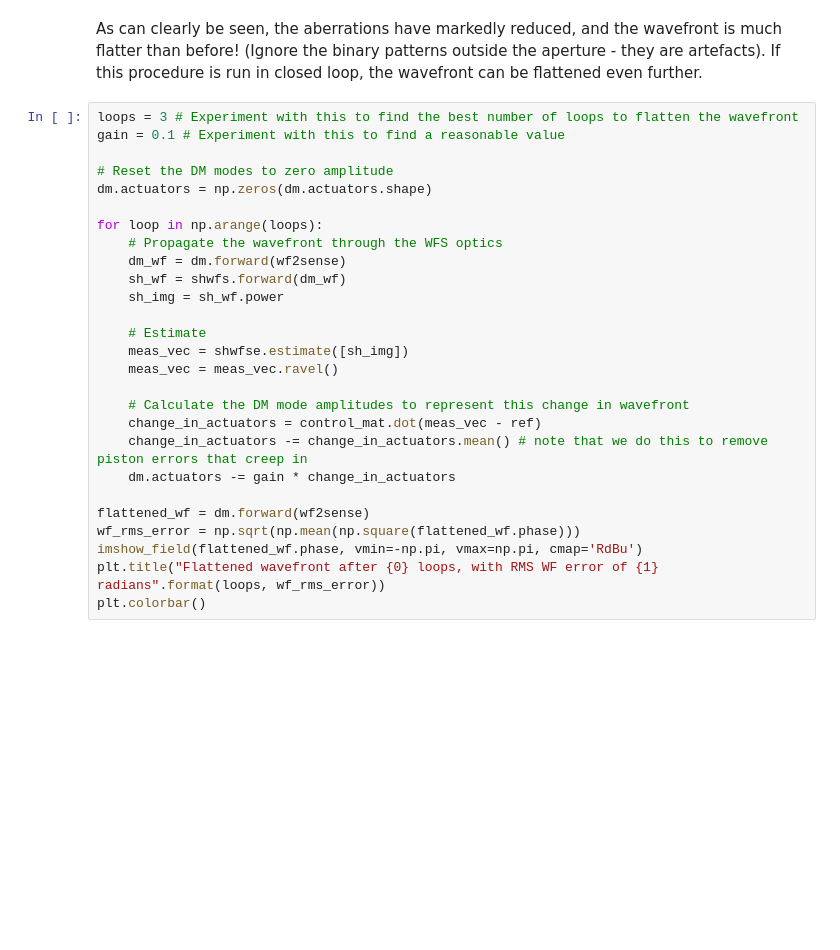
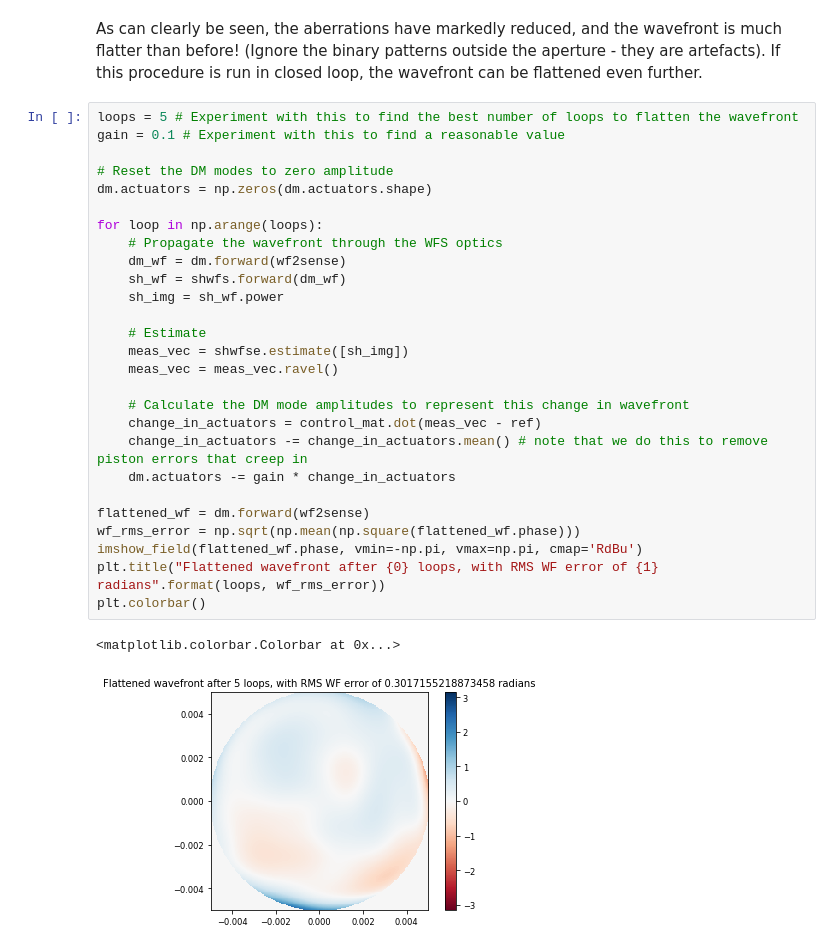
Before and after one commit to ehpor/hcipy, a Jupyter notebook: doc/Wavefront_sensing_1.ipynb, the cells around one changed output. Cells and saved outputs as stored; diff of their text form; blank space fills up the shorter version.

```diff
--- a/doc/Wavefront_sensing_1.ipynb
+++ b/doc/Wavefront_sensing_1.ipynb
@@ -153,29 +207,32 @@ imshow_field(wf2sense.phase - wfrecon.phase, vmin=-np.pi, vmax=np.pi, cmap='RdBu
 # %% [markdown]
 As can clearly be seen, the aberrations have markedly reduced, and the wavefront is much flatter than before! (Ignore the binary patterns outside the aperture - they are artefacts). If this procedure is run in closed loop, the wavefront can be flattened even further.
 # %%
-loops = 3 # Experiment with this to find the best number of loops to flatten the wavefront
+loops = 5 # Experiment with this to find the best number of loops to flatten the wavefront
 gain = 0.1 # Experiment with this to find a reasonable value
 
 # Reset the DM modes to zero amplitude
 dm.actuators = np.zeros(dm.actuators.shape)
 
 for loop in np.arange(loops):
     # Propagate the wavefront through the WFS optics
     dm_wf = dm.forward(wf2sense)
     sh_wf = shwfs.forward(dm_wf)
     sh_img = sh_wf.power
 
     # Estimate
     meas_vec = shwfse.estimate([sh_img])
     meas_vec = meas_vec.ravel()
 
     # Calculate the DM mode amplitudes to represent this change in wavefront
     change_in_actuators = control_mat.dot(meas_vec - ref)
     change_in_actuators -= change_in_actuators.mean() # note that we do this to remove piston errors that creep in
     dm.actuators -= gain * change_in_actuators
 
 flattened_wf = dm.forward(wf2sense)
 wf_rms_error = np.sqrt(np.mean(np.square(flattened_wf.phase)))
 imshow_field(flattened_wf.phase, vmin=-np.pi, vmax=np.pi, cmap='RdBu')
 plt.title("Flattened wavefront after {0} loops, with RMS WF error of {1} radians".format(loops, wf_rms_error))
 plt.colorbar()
+# %% [output]
+<matplotlib.colorbar.Colorbar at 0x...>
+[figure, added]
```
Also changed, not shown: parts of 7 cells of this notebook.
